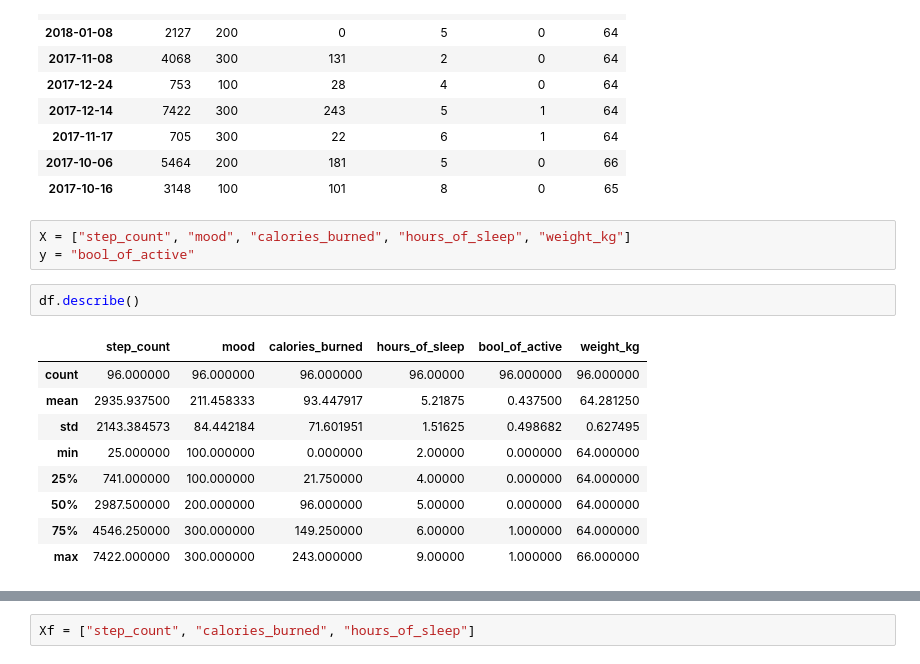
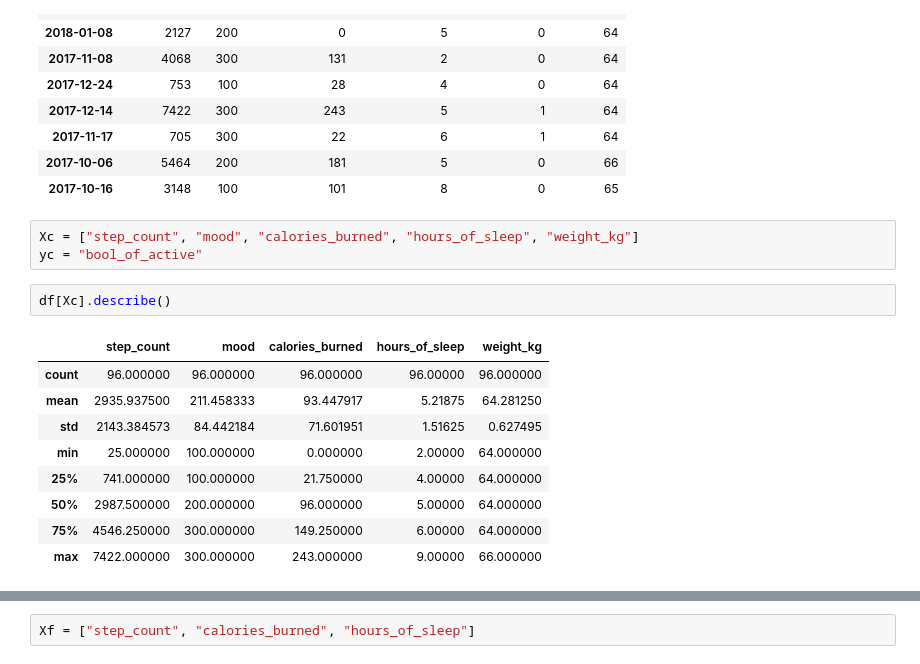
Before and after one commit to leliel12/liricus_stan, a Jupyter notebook: clase2/01_exploratorio.ipynb, the cells around one changed output, grey strips where cells are left out. Cells and saved outputs as stored; diff of their text form.

```diff
--- a/clase2/01_exploratorio.ipynb
+++ b/clase2/01_exploratorio.ipynb
@@ -55,18 +55,18 @@ df.sample(10)
 | 2017-10-06 | 5464 | 200 | 181 | 5 | 0 | 66 |
 | 2017-10-16 | 3148 | 100 | 101 | 8 | 0 | 65 |
 # %%
-X = ["step_count", "mood", "calories_burned", "hours_of_sleep", "weight_kg"]
-y = "bool_of_active"
+Xc = ["step_count", "mood", "calories_burned", "hours_of_sleep", "weight_kg"]
+yc = "bool_of_active"
 # %%
-df.describe()
+df[Xc].describe()
 # %% [output]
-|  | step_count | mood | calories_burned | hours_of_sleep | bool_of_active | weight_kg |
-| count | 96.000000 | 96.000000 | 96.000000 | 96.00000 | 96.000000 | 96.000000 |
-| mean | 2935.937500 | 211.458333 | 93.447917 | 5.21875 | 0.437500 | 64.281250 |
-| std | 2143.384573 | 84.442184 | 71.601951 | 1.51625 | 0.498682 | 0.627495 |
-| min | 25.000000 | 100.000000 | 0.000000 | 2.00000 | 0.000000 | 64.000000 |
-| 25% | 741.000000 | 100.000000 | 21.750000 | 4.00000 | 0.000000 | 64.000000 |
-| 50% | 2987.500000 | 200.000000 | 96.000000 | 5.00000 | 0.000000 | 64.000000 |
-| 75% | 4546.250000 | 300.000000 | 149.250000 | 6.00000 | 1.000000 | 64.000000 |
-| max | 7422.000000 | 300.000000 | 243.000000 | 9.00000 | 1.000000 | 66.000000 |
+|  | step_count | mood | calories_burned | hours_of_sleep | weight_kg |
+| count | 96.000000 | 96.000000 | 96.000000 | 96.00000 | 96.000000 |
+| mean | 2935.937500 | 211.458333 | 93.447917 | 5.21875 | 64.281250 |
+| std | 2143.384573 | 84.442184 | 71.601951 | 1.51625 | 0.627495 |
+| min | 25.000000 | 100.000000 | 0.000000 | 2.00000 | 64.000000 |
+| 25% | 741.000000 | 100.000000 | 21.750000 | 4.00000 | 64.000000 |
+| 50% | 2987.500000 | 200.000000 | 96.000000 | 5.00000 | 64.000000 |
+| 75% | 4546.250000 | 300.000000 | 149.250000 | 6.00000 | 64.000000 |
+| max | 7422.000000 | 300.000000 | 243.000000 | 9.00000 | 66.000000 |
 # %%
```
Also changed, not shown: parts of 1 cell of this notebook, 4 other files.
